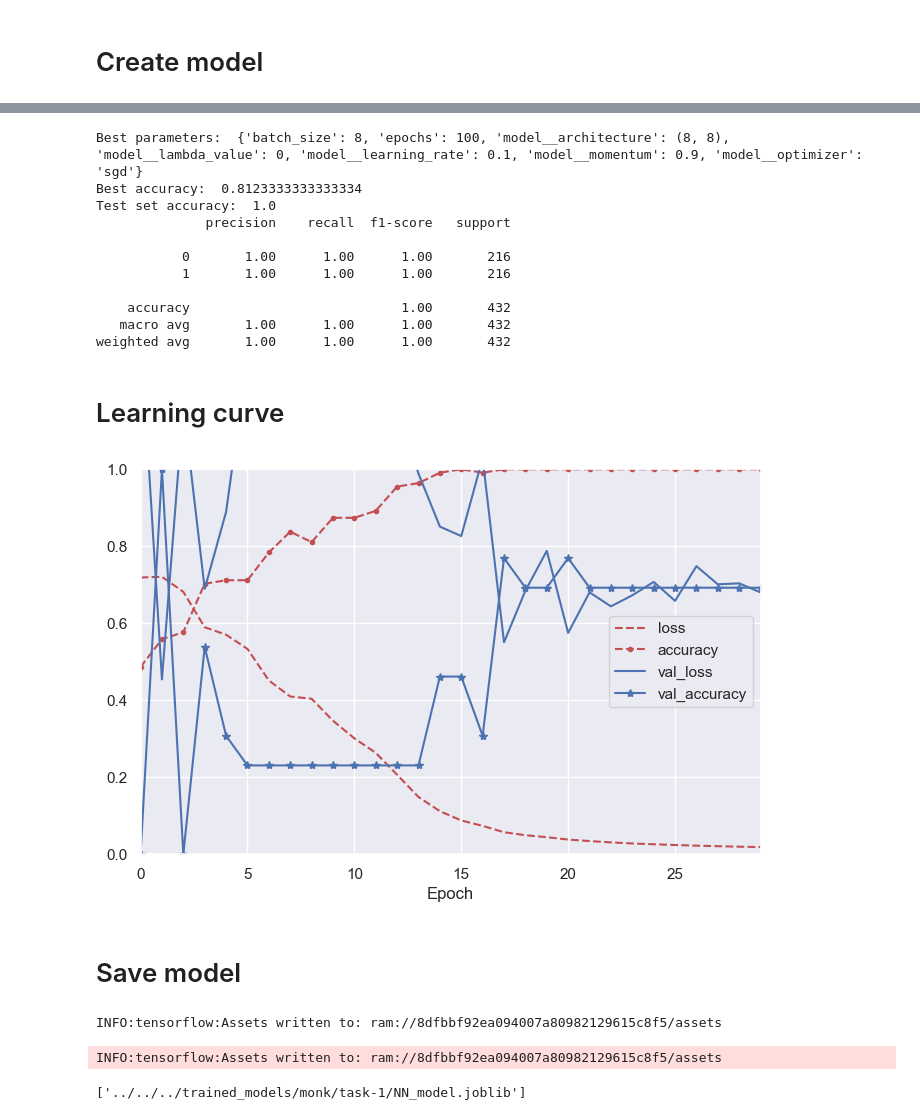
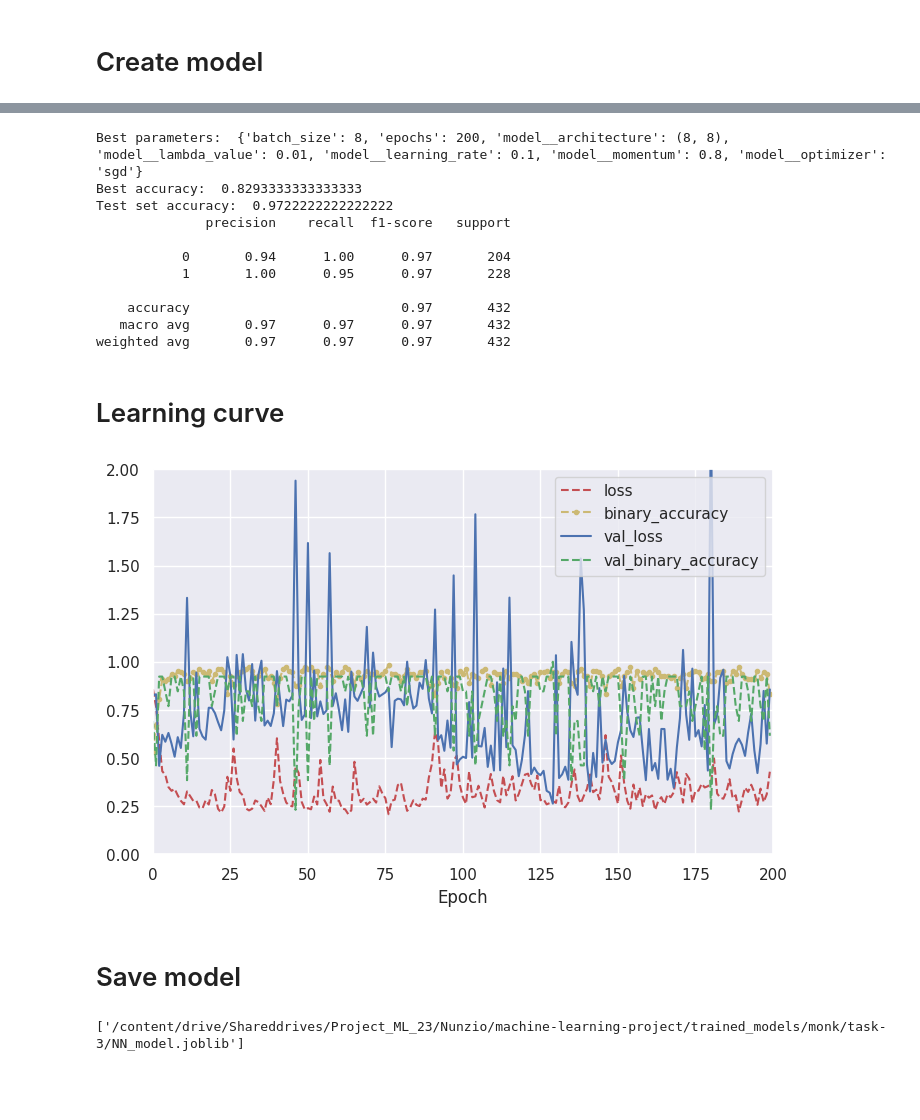
Before and after one commit to paolo-junior-mollica/machine-learning-project, a Jupyter notebook: src/monk/task-3/neural_network_training.ipynb, the cells around one changed output, grey strips where cells are left out. Cells and saved outputs as stored; diff of their text form; code cells hidden in the pictures; blank space fills up the shorter version.

```diff
--- a/src/monk/task-3/neural_network_training.ipynb
+++ b/src/monk/task-3/neural_network_training.ipynb
@@ -9,6 +9,7 @@ if (colab := 'google.colab' in sys.modules):
     drive.mount('/content/drive')
     BASE_PATH = "/content/drive/Shareddrives/Project_ML_23/" + USER + "/machine-learning-project"
     sys.path.insert(0,BASE_PATH)
+    N_JOBS = 1
     sys.path.insert(0,BASE_PATH + "/src/utils")
     !pip install optuna
     !pip install scikit-learn
@@ -20,5 +21,6 @@ if (colab := 'google.colab' in sys.modules):
 else :
     TRAIN_DATA = os.path.join('..', '..', '..', 'datasets', 'monk', f'monks-{MONK_TASK}.train')
     TEST_DATA = os.path.join('..', '..', '..', 'datasets', 'monk', f'monks-{MONK_TASK}.test')
+    N_JOBS = -1
     IMAGES_FOLDER = os.path.join('..', '..', '..', 'images', 'monk', f'task-{MONK_TASK}', 'neural_network')
     MODEL_FOLDER = os.path.join('..', '..', '..', 'trained_models', 'monk', f'task-{MONK_TASK}')
@@ -98,11 +115,11 @@ from keras.layers import Dense
 
 def create_model(architecture=(8,), optimizer='adam', learning_rate=0.001, lambda_value=0.1, momentum=0.9):
     model = Sequential()
-    model.add(Dense(units=architecture[0], input_dim=X_train.shape[1], activation='sogmoid',
-                    kernel_regularizer=l2(lambda_value),kernel_initializer='random_uniform'))
+    model.add(Dense(units=architecture[0], input_dim=X_train.shape[1], activation='relu',#relu
+                    kernel_regularizer=l2(lambda_value)))
 
     for units in architecture[1:]:
-        model.add(Dense(units=units, activation='sigmoid', kernel_regularizer=l2(lambda_value),kernel_initializer='random_uniform'))
+        model.add(Dense(units=units, activation='relu', kernel_regularizer=l2(lambda_value))) #sigmoid
 
     model.add(Dense(1, activation='sigmoid'))
 
@@ -111,7 +128,7 @@ def create_model(architecture=(8,), optimizer='adam', learning_rate=0.001, lambd
     else:
         opt = SGD(learning_rate=learning_rate, momentum=momentum)
 
-    model.compile(loss='binary_crossentropy', optimizer=opt, metrics=['accuracy']) #'mse'
+    model.compile(loss='binary_crossentropy', optimizer=opt, metrics=['binary_accuracy']) #'mse'
     return model
 # %%
 from scikeras.wrappers import KerasClassifier
@@ -122,21 +139,21 @@ from sklearn.model_selection import GridSearchCV
 
 param_grid = {
     'model__architecture': [
-        (8), (8, 8), (8, 8, 8)
+        (8), (8, 8), (8, 8, 8), (8,8,8,8)
     ],
-    'model__optimizer': ['sgd', 'adam'],
+    'model__optimizer': ['sgd'],
     'model__learning_rate': [0.1, 0.3, 0.5],
     'model__momentum': [0.6, 0.8, 0.9],
-    'model__lambda_value': [0, 0.01],
+    'model__lambda_value': [0.01],
     'epochs': [200],
-    'batch_size': [8,16,32]
+    'batch_size': [8]
 }
 
 grid_search = GridSearchCV(
     estimator=model,
     param_grid=param_grid,
     cv=5,
-    n_jobs=-1,
+    n_jobs=N_JOBS,
     verbose=2,
     scoring='accuracy'
 )
@@ -182,17 +240,17 @@ print('Best accuracy: ', grid_search.best_score_)
 print('Test set accuracy: ', accuracy_score(y_test, y_pred))
 print(classification_report(y_test, y_pred))
 # %% [output]
-Best parameters:  {'batch_size': 8, 'epochs': 100, 'model__architecture': (8, 8), 'model__lambda_value': 0, 'model__learning_rate': 0.1, 'model__momentum': 0.9, 'model__optimizer': 'sgd'}
-Best accuracy:  0.8123333333333334
-Test set accuracy:  1.0
+Best parameters:  {'batch_size': 8, 'epochs': 200, 'model__architecture': (8, 8), 'model__lambda_value': 0.01, 'model__learning_rate': 0.1, 'model__momentum': 0.8, 'model__optimizer': 'sgd'}
+Best accuracy:  0.8293333333333333
+Test set accuracy:  0.9722222222222222
               precision    recall  f1-score   support
 
-           0       1.00      1.00      1.00       216
-           1       1.00      1.00      1.00       216
+           0       0.94      1.00      0.97       204
+           1       1.00      0.95      0.97       228
 
-    accuracy                           1.00       432
-   macro avg       1.00      1.00      1.00       432
-weighted avg       1.00      1.00      1.00       432
+    accuracy                           0.97       432
+   macro avg       0.97      0.97      0.97       432
+weighted avg       0.97      0.97      0.97       432
 # %% [markdown]
 # Learning curve
 # %%
@@ -208,16 +266,16 @@ history = best_model.fit(X_train, y_train, epochs=best_params['epochs'], batch_s
 # %%
 pd.DataFrame(history.history).plot(
     figsize=(8, 5),
-    xlim=[0, 29],
-    ylim=[0, 1],
+    xlim=[0, 200],
+    ylim=[0, 2],
     grid=True,
     xlabel='Epoch',
-    style=['r--', 'r--.', 'b-', 'b-*']
+    style=['r--', 'y--.', 'b-', 'g--']
 )
 
 plt.show()
 # %% [output]
-[figure, old version]
+[figure, new version]
 # %% [markdown]
 # Save model
 # %%
@@ -226,6 +284,4 @@ from joblib import dump
 model_path = os.path.join(MODEL_FOLDER, 'NN_model.joblib')
 dump(final_model, model_path, compress=3)
 # %% [output]
-INFO:tensorflow:Assets written to: ram://8dfbbf92ea094007a80982129615c8f5/assets
+['/content/drive/Shareddrives/Project_ML_23/Nunzio/machine-learning-project/trained_models/monk/task-3/NN_model.joblib']
-INFO:tensorflow:Assets written to: ram://8dfbbf92ea094007a80982129615c8f5/assets
-['../../../trained_models/monk/task-1/NN_model.joblib']
```
Also changed, not shown: parts of 6 cells of this notebook, 22 other files.
